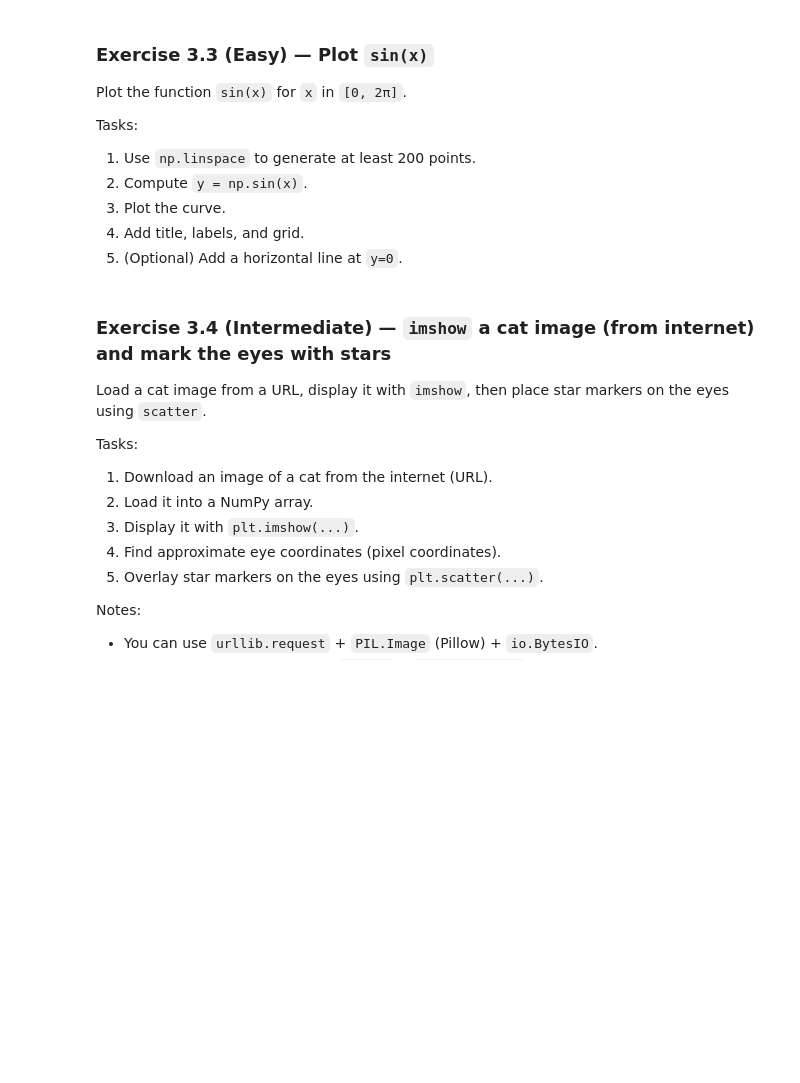
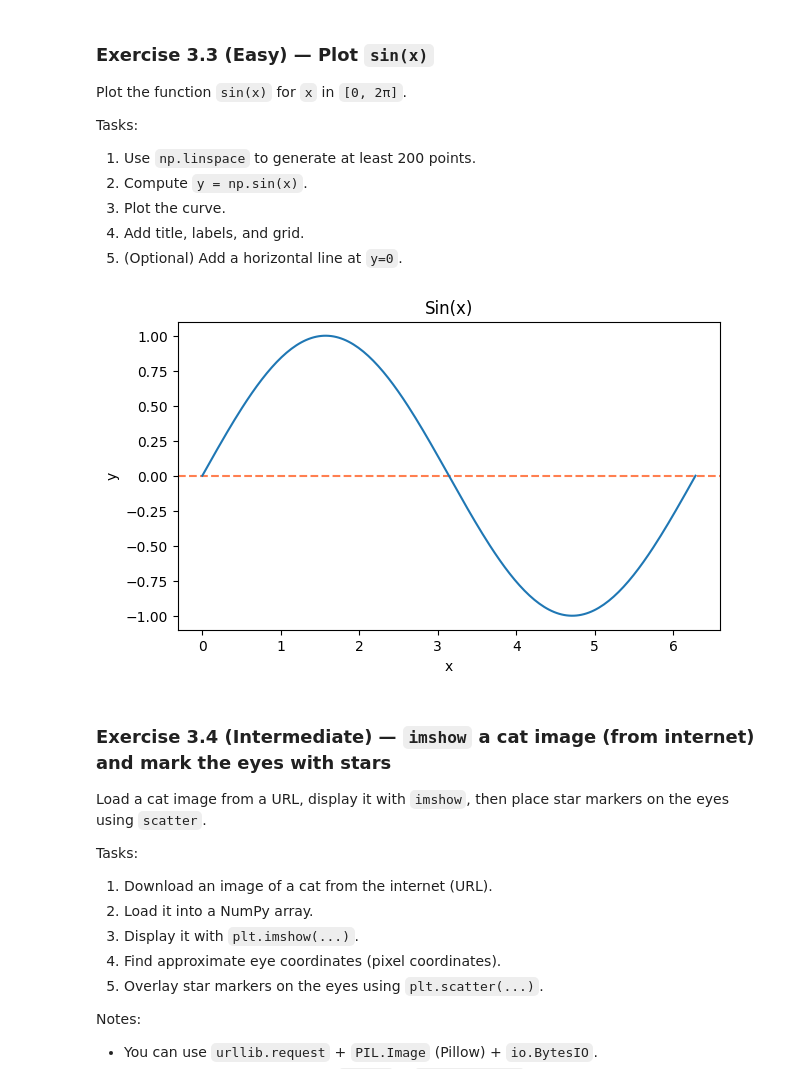
Before and after one commit to caroccialberto/Python2026, a Jupyter notebook: at_home_26_02_python_exercises_notebook.ipynb, the cells around one changed output. Drawn from its saved outputs; the diff is of its cells as text; code cells hidden in the pictures; blank space fills up the shorter version.

```diff
--- a/at_home_26_02_python_exercises_notebook.ipynb
+++ b/at_home_26_02_python_exercises_notebook.ipynb
@@ -472,18 +475,24 @@ Tasks:
 # %%
 import numpy as np
 import matplotlib.pyplot as plt
 
 # TODO: generate x in [0, 2*pi]
-x = None
+n = 200
+x = np.linspace(0, 2*np.pi, n)
 
 # TODO: compute sin(x)
-y = None
+y = np.sin(x)
 
 plt.figure(figsize=(7, 4))
-
+plt.axhline(0, color="coral", linestyle="dashed")
 # TODO: plot the sine curve and format the figure
-# plt.plot(x, y)
-# plt.show()
+plt.plot(x, y)
+plt.title("Sin(x)")
+plt.xlabel("x")
+plt.ylabel("y")
+plt.show()
+# %% [output]
+[figure, added]
 # %% [markdown]
 ### Exercise 3.4 (Intermediate) — `imshow` a cat image (from internet) and mark the eyes with stars
 
```
Also changed, not shown: parts of 3 cells of this notebook.
